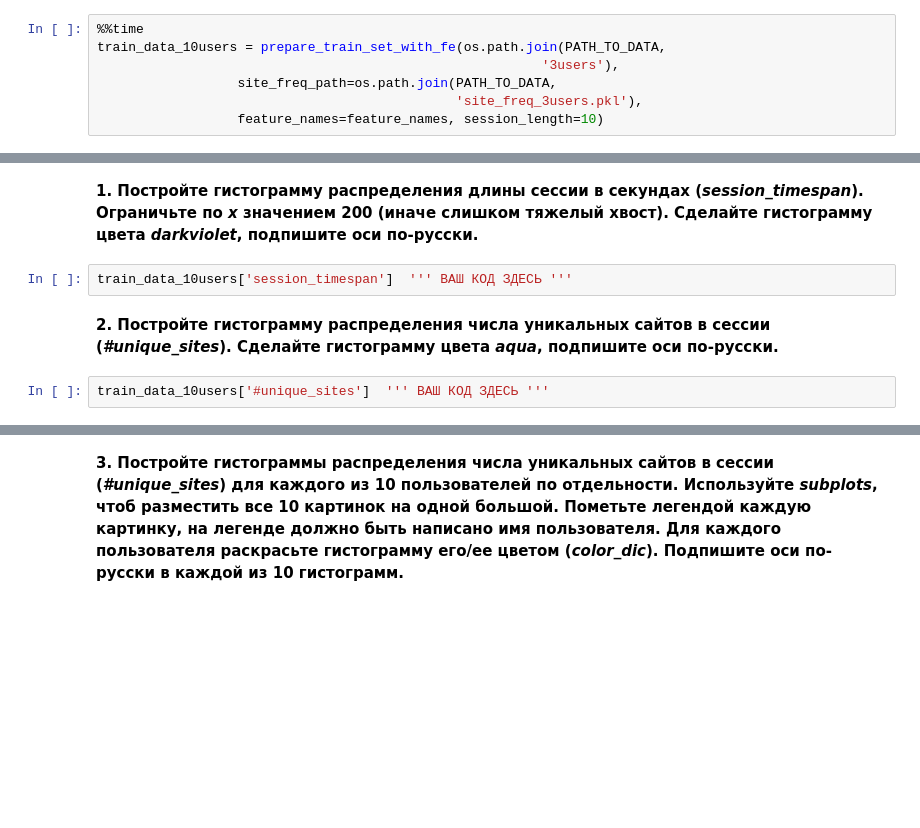
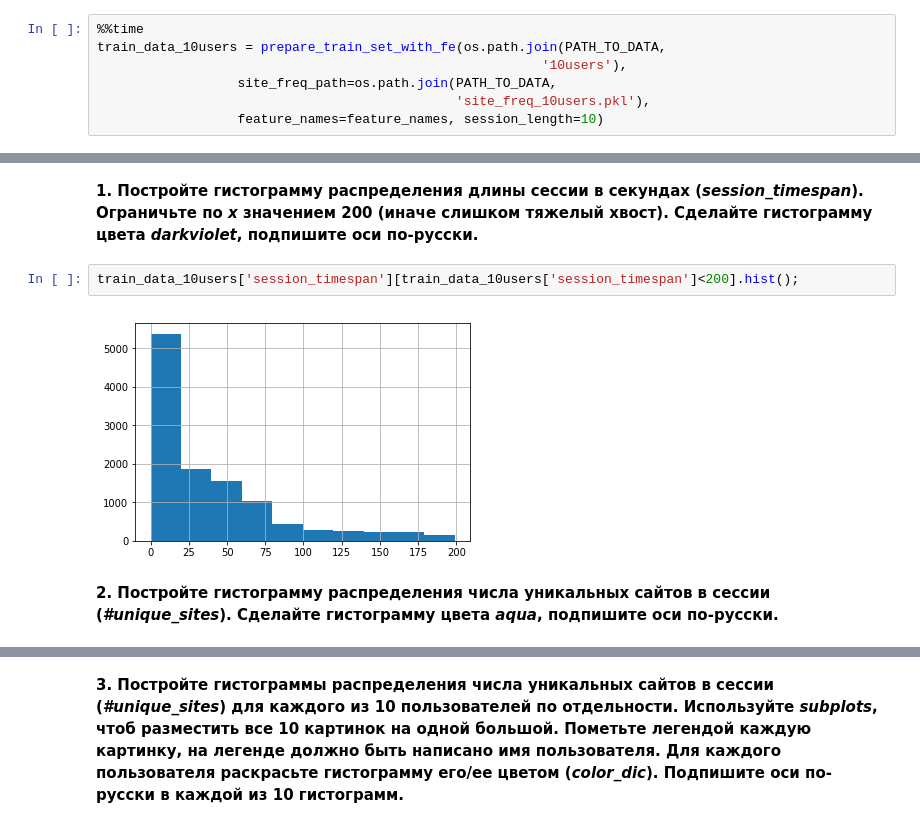
Before and after one commit to dmitrymoshkin/MFTI_Yandex_DA_specialisation, a Jupyter notebook: 6 course/week3_visual_analysis_and_fe.ipynb, the cells around one changed output, grey strips where cells are left out. Saved outputs shown, nothing was run; the diff lists cells and outputs as text; blank space fills up the shorter version.

```diff
--- a/6 course/week3_visual_analysis_and_fe.ipynb
+++ b/6 course/week3_visual_analysis_and_fe.ipynb
@@ -200,9 +200,9 @@ train_data_toy
 # %%
 %%time
 train_data_10users = prepare_train_set_with_fe(os.path.join(PATH_TO_DATA,
-                                                         '3users'),
+                                                         '10users'),
                   site_freq_path=os.path.join(PATH_TO_DATA,
-                                              'site_freq_3users.pkl'),
+                                              'site_freq_10users.pkl'),
                   feature_names=feature_names, session_length=10)
 # %% [output]
 [interactive output not drawn]
@@ -283,9 +292,9 @@ color_dic = {'Mary-Kate': 'pink', 'Ashley': 'darkviolet', 'Lindsey':'blueviolet'
              'Dick': 'slategrey', 'Ed':'brown'}
 # %% [markdown]
 **1. Постройте гистограмму распределения длины сессии в секундах (*session_timespan*). Ограничьте по *x* значением 200 (иначе слишком тяжелый хвост). Сделайте гистограмму цвета *darkviolet*, подпишите оси по-русски.**
-# %%
-train_data_10users['session_timespan']  ''' ВАШ КОД ЗДЕСЬ '''
+# %%
+train_data_10users['session_timespan'][train_data_10users['session_timespan']<200].hist();
+# %% [output]
+[figure, added]
 # %% [markdown]
 **2. Постройте гистограмму распределения числа уникальных сайтов в сессии (*#unique_sites*). Сделайте гистограмму цвета *aqua*, подпишите оси по-русски.**
-# %%
-train_data_10users['#unique_sites']  ''' ВАШ КОД ЗДЕСЬ '''
```
Also changed, not shown: parts of 9 cells of this notebook.
